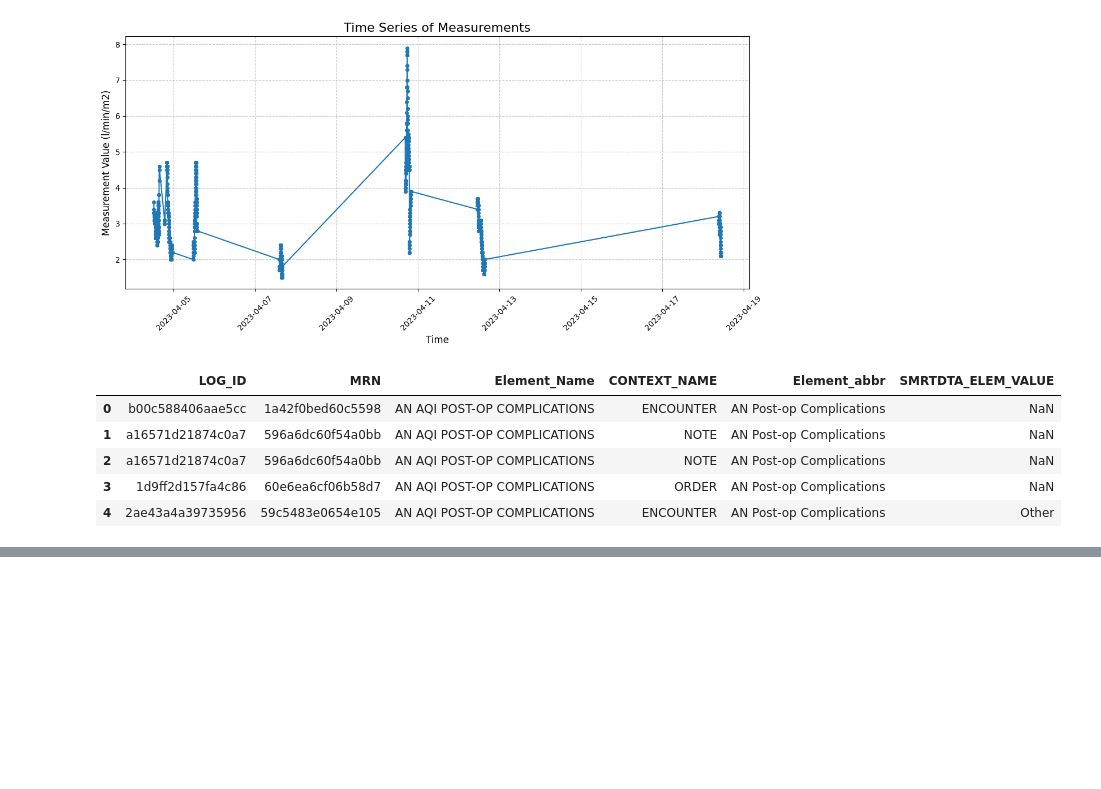
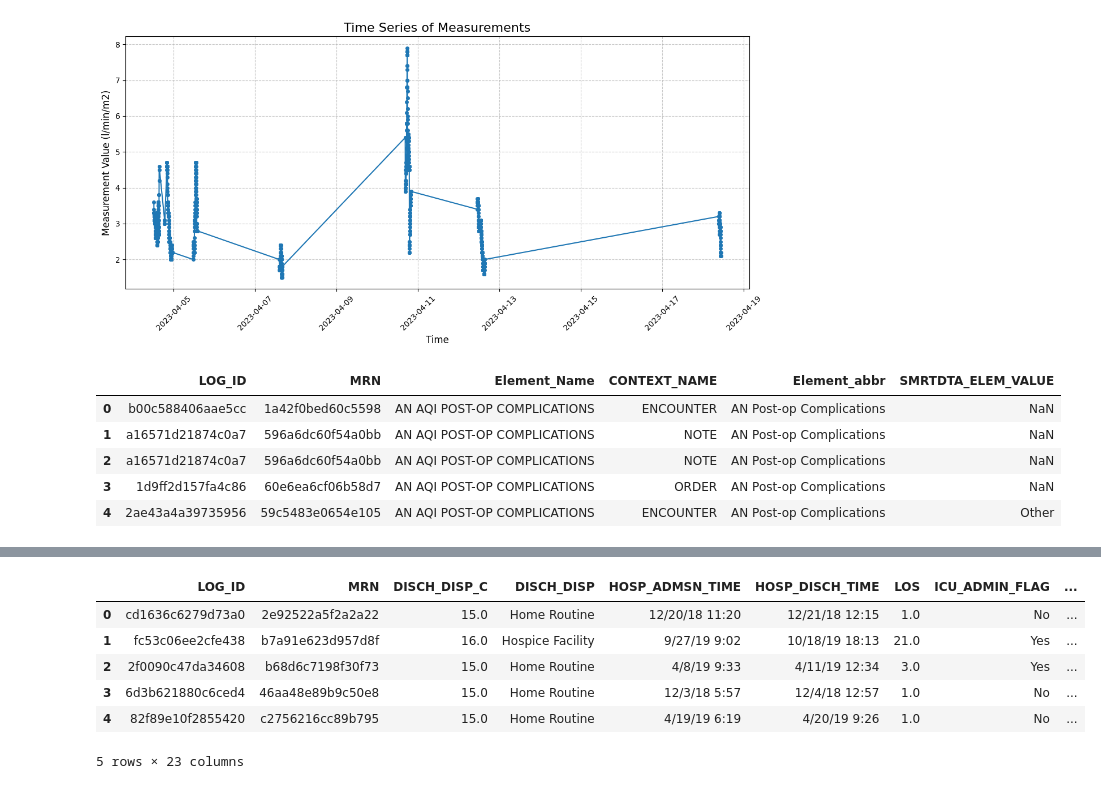
Before and after one commit to jiulong15/comp90051, a Jupyter notebook: code/data_pre_explore.ipynb, the cells around one changed output, grey strips where cells are left out. Saved outputs shown, nothing was run; the diff lists cells and outputs as text; code cells hidden in the pictures; blank space fills up the shorter version.

```diff
--- a/code/data_pre_explore.ipynb
+++ b/code/data_pre_explore.ipynb
@@ -136,0 +128,10 @@ print(complication_counts_sorted)
+# %%
+patient_information.head()
+# %% [output]
+|  | LOG_ID | MRN | DISCH_DISP_C | DISCH_DISP | HOSP_ADMSN_TIME | HOSP_DISCH_TIME | LOS | ICU_ADMIN_FLAG | ... |
+| 0 | cd1636c6279d73a0 | 2e92522a5f2a2a22 | 15.0 | Home Routine | 12/20/18 11:20 | 12/21/18 12:15 | 1.0 | No | ... |
+| 1 | fc53c06ee2cfe438 | b7a91e623d957d8f | 16.0 | Hospice Facility | 9/27/19 9:02 | 10/18/19 18:13 | 21.0 | Yes | ... |
+| 2 | 2f0090c47da34608 | b68d6c7198f30f73 | 15.0 | Home Routine | 4/8/19 9:33 | 4/11/19 12:34 | 3.0 | Yes | ... |
+| 3 | 6d3b621880c6ced4 | 46aa48e89b9c50e8 | 15.0 | Home Routine | 12/3/18 5:57 | 12/4/18 12:57 | 1.0 | No | ... |
+| 4 | 82f89e10f2855420 | c2756216cc89b795 | 15.0 | Home Routine | 4/19/19 6:19 | 4/20/19 9:26 | 1.0 | No | ... |
+5 rows × 23 columns
```
Also changed, not shown: parts of 10 cells of this notebook, 4 other files.
